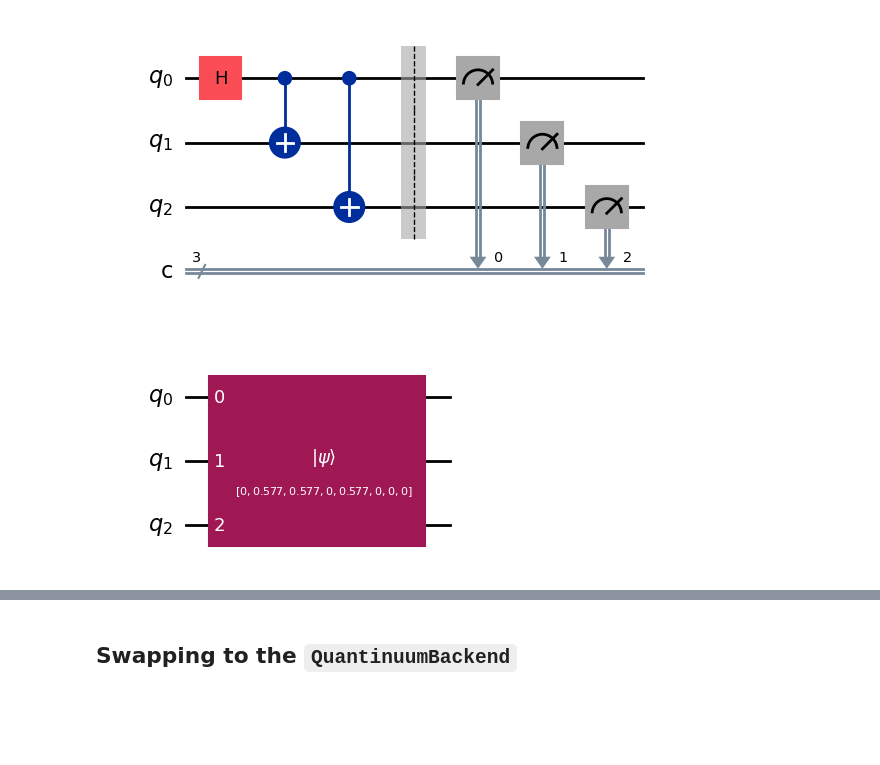
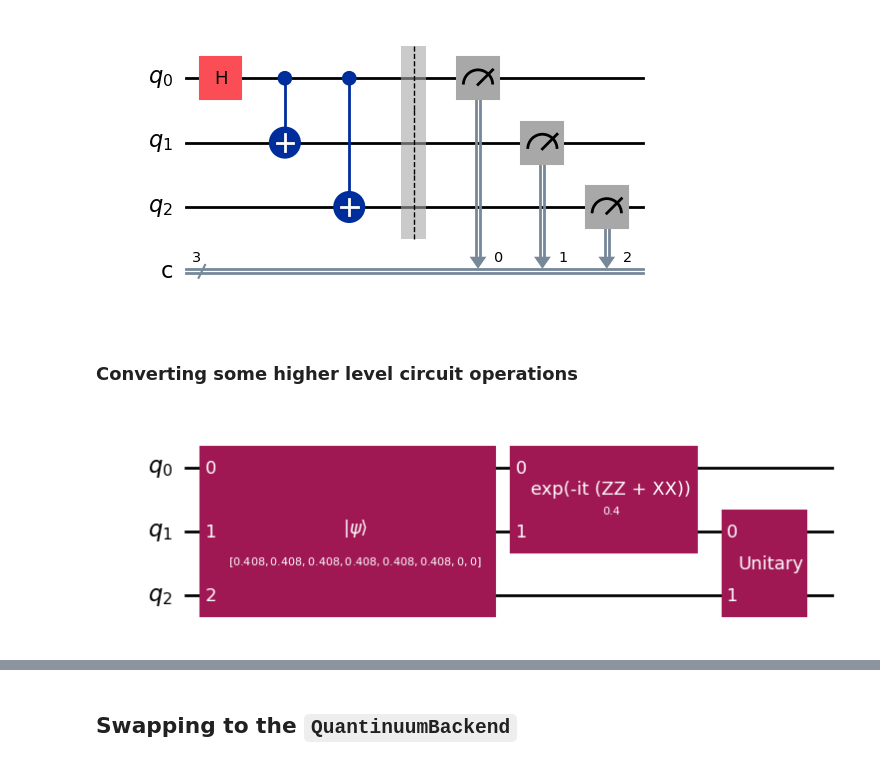
Before and after one commit to CalMacCQ/pytket-qiskit-demo, a Jupyter notebook: demo_notebook.ipynb, the cells around one changed output, grey strips where cells are left out. Saved outputs shown, nothing was run; the diff lists cells and outputs as text; code cells hidden in the pictures; blank space fills up the shorter version.

```diff
--- a/demo_notebook.ipynb
+++ b/demo_notebook.ipynb
@@ -36,19 +35,39 @@ qiskit_ghz = tk_to_qiskit(ghz_circ)
 qiskit_ghz.draw("mpl")
 # %% [output]
 [figure]
+# %% [markdown]
+### Converting some higher level circuit operations
 # %%
 from qiskit import QuantumCircuit
 from pytket.extensions.qiskit import qiskit_to_tk
+from qiskit.circuit.library import PauliEvolutionGate
+from qiskit.quantum_info import SparsePauliOp
 import numpy as np
 
 qiskit_qc = QuantumCircuit(3)
 
-w_state = 1 / np.sqrt(3) * np.array([0, 1, 1, 0, 1, 0, 0, 0])
+X = SparsePauliOp("X")
+Z = SparsePauliOp("Z")
 
-qiskit_qc.initialize(w_state)
+zzxx_operator = (Z ^ Z) - 0.1 * (X ^ X)
+evo_gate = PauliEvolutionGate(zzxx_operator, time=0.4)
+
+two_qubit_unitary = 0.5 * np.array([
+    [1, 1, 1, 1],
+    [-1, 1, -1, 1],
+    [-1, -1, 1, 1],
+    [-1, 1, 1, -1]
+])
+
+my_state = 1 / np.sqrt(6) * np.array([1, 1, 1, 1, 1, 1, 0, 0])
+
+qiskit_qc.initialize(my_state)
+qiskit_qc.append(evo_gate, [0, 1])
+qiskit_qc.unitary(two_qubit_unitary, [1, 2])
+
 qiskit_qc.draw("mpl")
 # %% [output]
-[figure, old version]
+[figure, new version]
 # %%
 pytket_w_state_circ = qiskit_to_tk(qiskit_qc)
 draw(pytket_w_state_circ)
```
Also changed, not shown: parts of 28 cells of this notebook.
